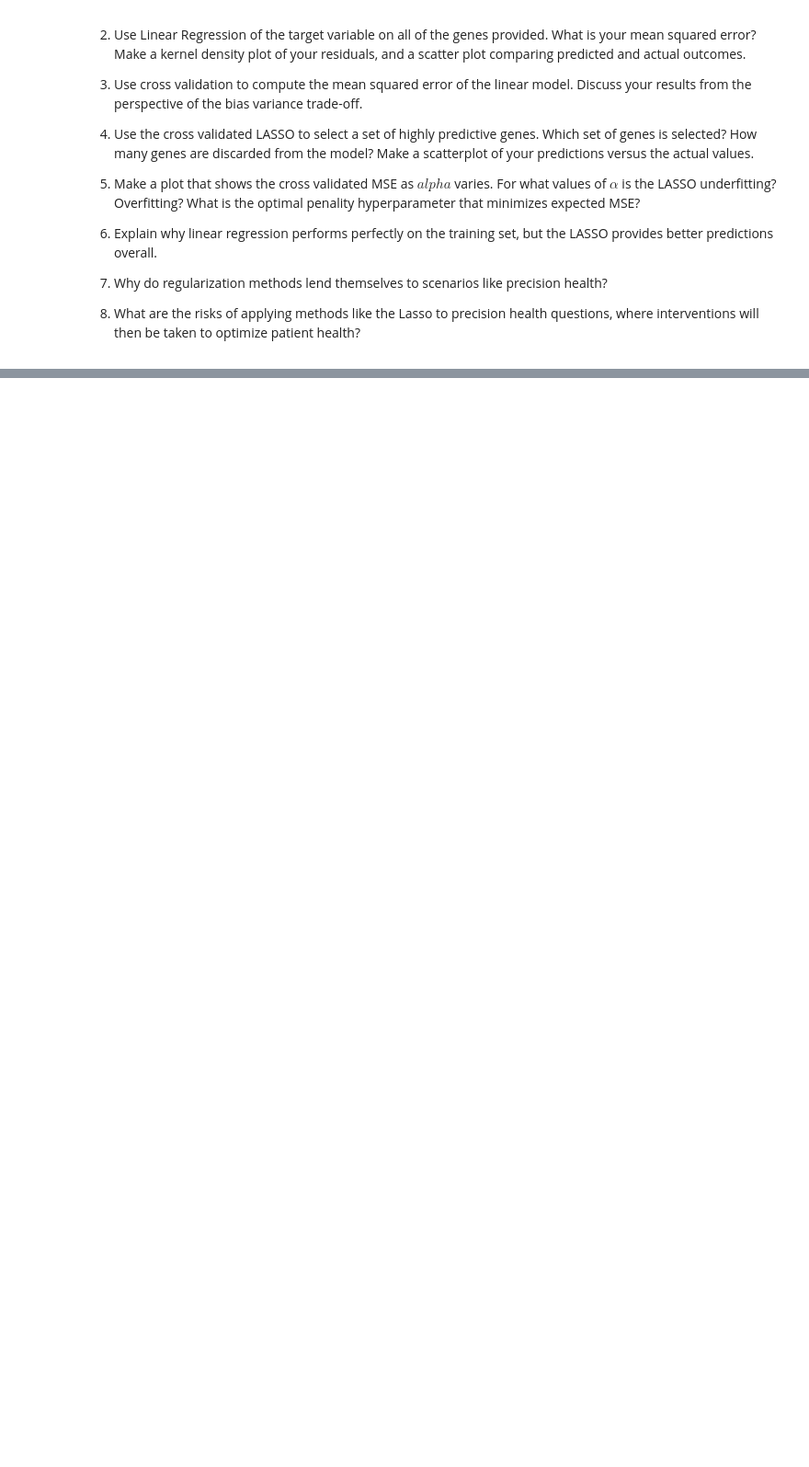
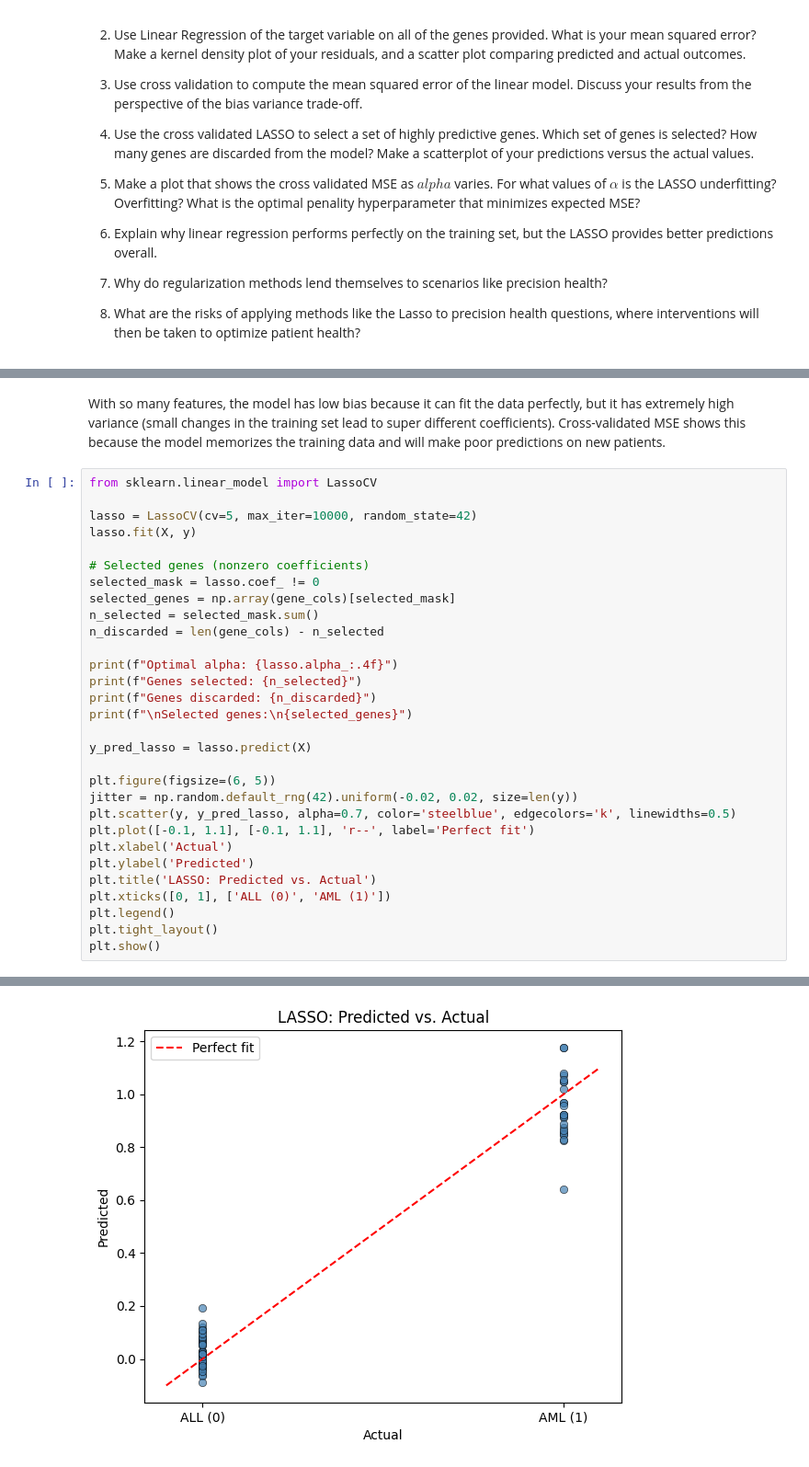
Before and after one commit to alibpowell/undergrad_ml_assignments, a Jupyter notebook: genomics_lab.ipynb, the cells around one changed output, grey strips where cells are left out. Shown at 92% size. Drawn from its saved outputs; the diff is of its cells as text; blank space fills up the shorter version.

```diff
--- a/genomics_lab.ipynb
+++ b/genomics_lab.ipynb
@@ -29,0 +116,33 @@ df = pd.read_csv('/Users/alipowell/DSANALYTICS/undergrad_ml_assignments/data/gol
+# %% [markdown]
+ With so many features, the model has low bias because it can fit the data perfectly, but it has extremely high variance (small changes in the training set lead to super different coefficients). Cross-validated MSE shows this because the model memorizes the training data and will make poor predictions on new patients.
+# %%
+from sklearn.linear_model import LassoCV
+
+lasso = LassoCV(cv=5, max_iter=10000, random_state=42)
+lasso.fit(X, y)
+
+# Selected genes (nonzero coefficients)
+selected_mask = lasso.coef_ != 0
+selected_genes = np.array(gene_cols)[selected_mask]
+n_selected = selected_mask.sum()
+n_discarded = len(gene_cols) - n_selected
+
+print(f"Optimal alpha: {lasso.alpha_:.4f}")
+print(f"Genes selected: {n_selected}")
+print(f"Genes discarded: {n_discarded}")
+print(f"\nSelected genes:\n{selected_genes}")
+
+y_pred_lasso = lasso.predict(X)
+
+plt.figure(figsize=(6, 5))
+jitter = np.random.default_rng(42).uniform(-0.02, 0.02, size=len(y))
+plt.scatter(y, y_pred_lasso, alpha=0.7, color='steelblue', edgecolors='k', linewidths=0.5)
+plt.plot([-0.1, 1.1], [-0.1, 1.1], 'r--', label='Perfect fit')
+plt.xlabel('Actual')
+plt.ylabel('Predicted')
+plt.title('LASSO: Predicted vs. Actual')
+plt.xticks([0, 1], ['ALL (0)', 'AML (1)'])
+plt.legend()
+plt.tight_layout()
+plt.show()
+# %% [output]
@@ -29,0 +162 @@ df = pd.read_csv('/Users/alipowell/DSANALYTICS/undergrad_ml_assignments/data/gol
+[figure, added]
```
Also changed, not shown: parts of 4 cells of this notebook.
